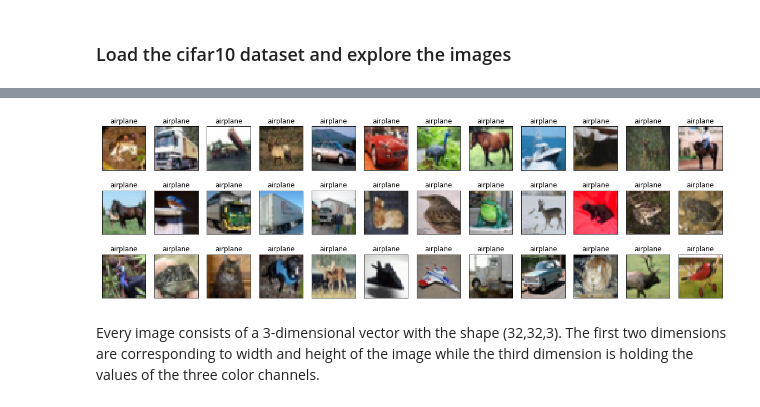
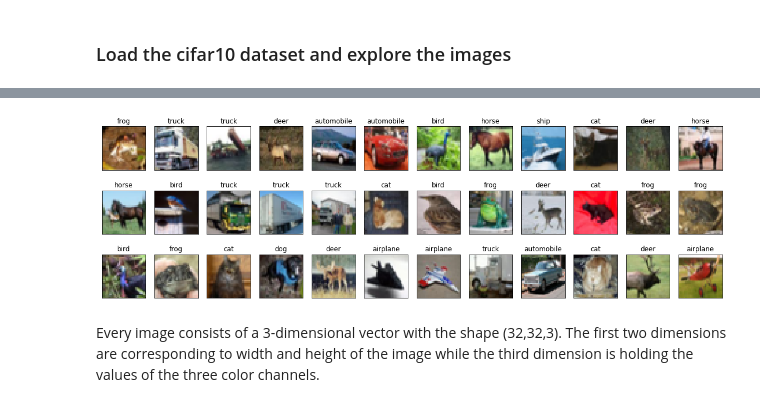
Before and after one commit to huli/academy-2018, a Jupyter notebook: deep-learning/image_classification.ipynb, the cells around one changed output, grey strips where cells are left out. Drawn from its saved outputs; the diff is of its cells as text; code cells hidden in the pictures.

Commit message:
Wrong label in cifar10 example fixed

```diff
--- a/deep-learning/image_classification.ipynb
+++ b/deep-learning/image_classification.ipynb
@@ -18,15 +20,14 @@ from keras.utils import np_utils
 # %%
 # Visualize some images and their labels (source: https://www.cs.toronto.edu/~kriz/cifar.html)
 cifar10_labels = ['airplane', 'automobile', 'bird', 'cat', 'deer', 'dog', 'frog', 'horse', 'ship', 'truck']
 
 fig = plt.figure(figsize=(20, 6))
 for i in range(36):
     ax = fig.add_subplot(3, 12, i + 1, xticks=[], yticks=[])
-    true_idx = np.argmax(y_train[i])
-    ax.set_title("%s" % cifar10_labels[true_idx])
+    ax.set_title("%s" % cifar10_labels[y_train[i][0]])
     ax.imshow(np.squeeze(x_train[i]))
 # %% [output]
-[figure, old version]
+[figure, new version]
 # %% [markdown]
 Every image consists of a 3-dimensional vector with the shape (32,32,3). The first two dimensions are corresponding to width and height of the image while the third dimension is holding the values of the three color channels.
 # %%
```
Also changed, not shown: parts of 1 cell of this notebook.
